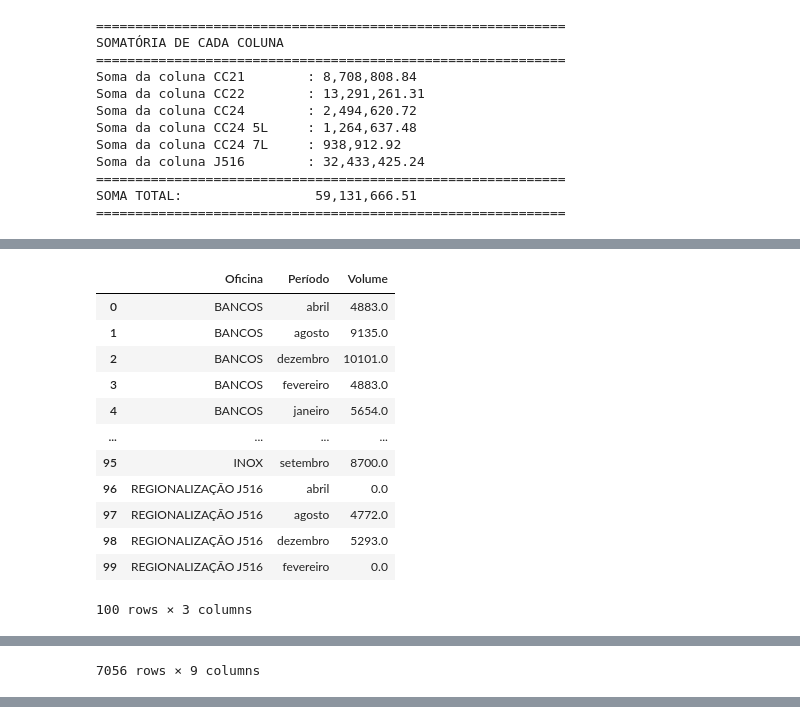
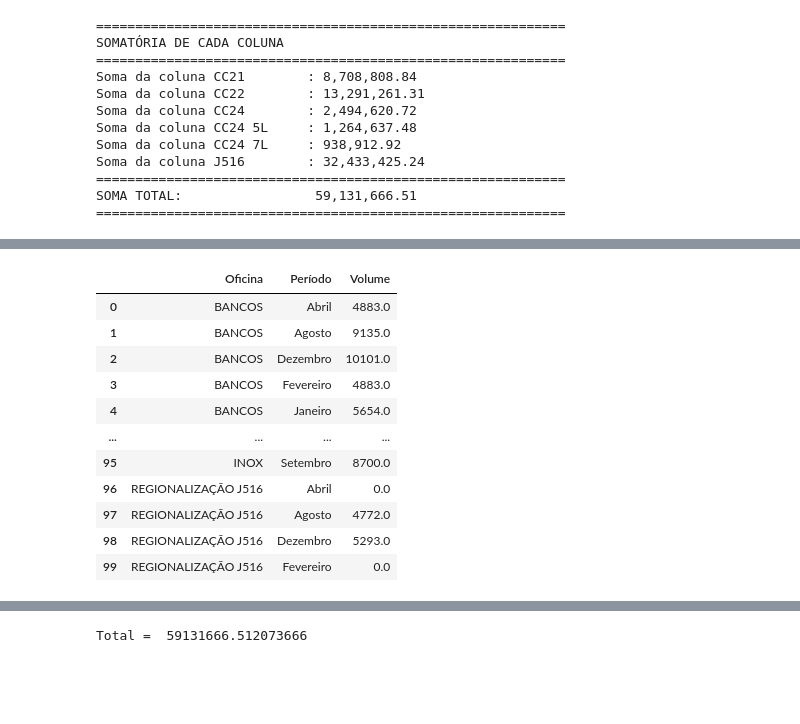
Before and after one commit to cardinhudson/TC, a Jupyter notebook: dados_BUD.ipynb, the cells around one changed output, grey strips where cells are left out. Saved outputs shown, nothing was run; the diff lists cells and outputs as text; code cells hidden in the pictures; blank space fills up the shorter version.

```diff
--- a/dados_BUD.ipynb
+++ b/dados_BUD.ipynb
@@ -484,9 +504,23 @@ print("\n" + "="*70)
 print("🔧 NORMALIZANDO valores antes do merge")
 print("="*70)
 
-# Normalizar Período: remover espaços e converter para minúsculas
-df_KE5Z['Período'] = df_KE5Z['Período'].astype(str).str.strip().str.lower()
-df['Período'] = df['Período'].astype(str).str.strip().str.lower()
+# 🔧 CORREÇÃO: Normalizar Período para capitalizar primeira letra (MESMA LÓGICA DO dados.ipynb)
+# Mapear meses para formato capitalizado
+mapeamento_meses = {
+    'janeiro': 'Janeiro', 'fevereiro': 'Fevereiro', 'março': 'Março',
+    'abril': 'Abril', 'maio': 'Maio', 'junho': 'Junho',
+    'julho': 'Julho', 'agosto': 'Agosto', 'setembro': 'Setembro',
+    'outubro': 'Outubro', 'novembro': 'Novembro', 'dezembro': 'Dezembro'
+}
+
+# Normalizar Período: remover espaços e capitalizar primeira letra
+df_KE5Z['Período'] = df_KE5Z['Período'].astype(str).str.strip()
+for mes_min, mes_cap in mapeamento_meses.items():
+    df_KE5Z['Período'] = df_KE5Z['Período'].str.replace(mes_min, mes_cap, case=False, regex=False)
+
+df['Período'] = df['Período'].astype(str).str.strip()
+for mes_min, mes_cap in mapeamento_meses.items():
+    df['Período'] = df['Período'].str.replace(mes_min, mes_cap, case=False, regex=False)
 
 # Normalizar Oficina: remover espaços
 df_KE5Z['Oficina'] = df_KE5Z['Oficina'].astype(str).str.strip()
@@ -1048,6 +1118,12 @@ try:
 except Exception as e:
     print("ERRO ao agrupar df_vol:", e)
     raise
+
+# 🔧 VALIDAÇÃO: Verificar formato dos períodos antes do merge
+print(f"\n📊 Validação antes do merge:")
+print(f"   Períodos únicos em df_vol_group: {sorted(df_vol_group['Período'].unique())}")
+print(f"   Total de Volume agrupado: {df_vol_group['Volume'].sum():,.0f}")
+print(f"   Linhas em df_vol_group: {len(df_vol_group):,}")
 
 # Exibir as primeiras 100 linhas
 display(df_vol_group.head(100))
@@ -1078,6 +1154,24 @@ if 'Total' not in df_KE5Z.columns:
 
 df_KE5Z['Total'] = pd.to_numeric(df_KE5Z['Total'], errors='coerce').fillna(0)
 
+# 🔧 VALIDAÇÃO: Verificar períodos em df_KE5Z antes do merge
+if 'Período' in df_KE5Z.columns:
+    print(f"\n📊 Períodos únicos em df_KE5Z: {sorted(df_KE5Z['Período'].unique())}")
+    print(f"   Linhas em df_KE5Z: {len(df_KE5Z):,}")
+
+# 🔧 CORREÇÃO: Normalizar períodos em df_KE5Z para garantir correspondência
+if 'Período' in df_KE5Z.columns:
+    # Mapear meses para formato capitalizado (mesma lógica da célula 10)
+    mapeamento_meses = {
+        'janeiro': 'Janeiro', 'fevereiro': 'Fevereiro', 'março': 'Março',
+        'abril': 'Abril', 'maio': 'Maio', 'junho': 'Junho',
+        'julho': 'Julho', 'agosto': 'Agosto', 'setembro': 'Setembro',
+        'outubro': 'Outubro', 'novembro': 'Novembro', 'dezembro': 'Dezembro'
+    }
+    df_KE5Z['Período'] = df_KE5Z['Período'].astype(str).str.strip()
+    for mes_min, mes_cap in mapeamento_meses.items():
+        df_KE5Z['Período'] = df_KE5Z['Período'].str.replace(mes_min, mes_cap, case=False, regex=False)
+
 # Fazer o merge entre df_KE5Z e df_vol_group pela chave Oficina e Período
 # Garante que só haverá uma coluna 'Volume' ao final
 df_ke5z_group = pd.merge(
@@ -1086,6 +1180,19 @@ df_ke5z_group = pd.merge(
     on=['Oficina', 'Período'],
     how='left'
 )
+
+# 🔧 VALIDAÇÃO: Verificar resultado do merge
+print(f"\n📊 Validação após merge:")
+print(f"   Linhas após merge: {len(df_ke5z_group):,}")
+if 'Volume' in df_ke5z_group.columns:
+    volume_total = df_ke5z_group['Volume'].sum()
+    volume_nao_nulo = df_ke5z_group['Volume'].notna().sum()
+    print(f"   Total de Volume após merge: {volume_total:,.0f}")
+    print(f"   Linhas com Volume não nulo: {volume_nao_nulo:,} ({volume_nao_nulo/len(df_ke5z_group)*100:.1f}%)")
+    if volume_nao_nulo < len(df_ke5z_group) * 0.5:
+        print(f"   ⚠️ ATENÇÃO: Menos de 50% das linhas têm Volume! Verifique o merge.")
+else:
+    print(f"   ⚠️ ERRO: Coluna 'Volume' não encontrada após merge!")
 
 # Se após o merge ainda existir mais de uma coluna Volume, remove as extras mantendo apenas 'Volume'
 colunas_volume = [col for col in df_ke5z_group.columns if 'Volume' in str(col) and col != 'Volume']
@@ -1112,13 +1223,12 @@ df_ke5z_group.to_parquet(arquivo_parquet_group)
 |  | Oficina | Período | Volume |
-| 0 | BANCOS | abril | 4883.0 |
-| 1 | BANCOS | agosto | 9135.0 |
-| 2 | BANCOS | dezembro | 10101.0 |
-| 3 | BANCOS | fevereiro | 4883.0 |
-| 4 | BANCOS | janeiro | 5654.0 |
+| 0 | BANCOS | Abril | 4883.0 |
+| 1 | BANCOS | Agosto | 9135.0 |
+| 2 | BANCOS | Dezembro | 10101.0 |
+| 3 | BANCOS | Fevereiro | 4883.0 |
+| 4 | BANCOS | Janeiro | 5654.0 |
 | ... | ... | ... | ... |
-| 95 | INOX | setembro | 8700.0 |
-| 96 | REGIONALIZAÇÃO J516 | abril | 0.0 |
-| 97 | REGIONALIZAÇÃO J516 | agosto | 4772.0 |
-| 98 | REGIONALIZAÇÃO J516 | dezembro | 5293.0 |
-| 99 | REGIONALIZAÇÃO J516 | fevereiro | 0.0 |
+| 95 | INOX | Setembro | 8700.0 |
+| 96 | REGIONALIZAÇÃO J516 | Abril | 0.0 |
+| 97 | REGIONALIZAÇÃO J516 | Agosto | 4772.0 |
+| 98 | REGIONALIZAÇÃO J516 | Dezembro | 5293.0 |
+| 99 | REGIONALIZAÇÃO J516 | Fevereiro | 0.0 |
-100 rows × 3 columns
@@ -1139 +1257,0 @@ Coluna 'Total' criada a partir de 'Valor' em df_KE5Z.
-7056 rows × 9 columns
@@ -1141,3 +1259,4 @@ Total =  59131666.512073666
+Total =  59131666.512073666
 # %%
 # ====================================================================
 # 💾 SALVAR RESULTADOS E CONSOLIDAR HISTÓRICO
```
Also changed, not shown: parts of 11 cells of this notebook, 40 other files.
